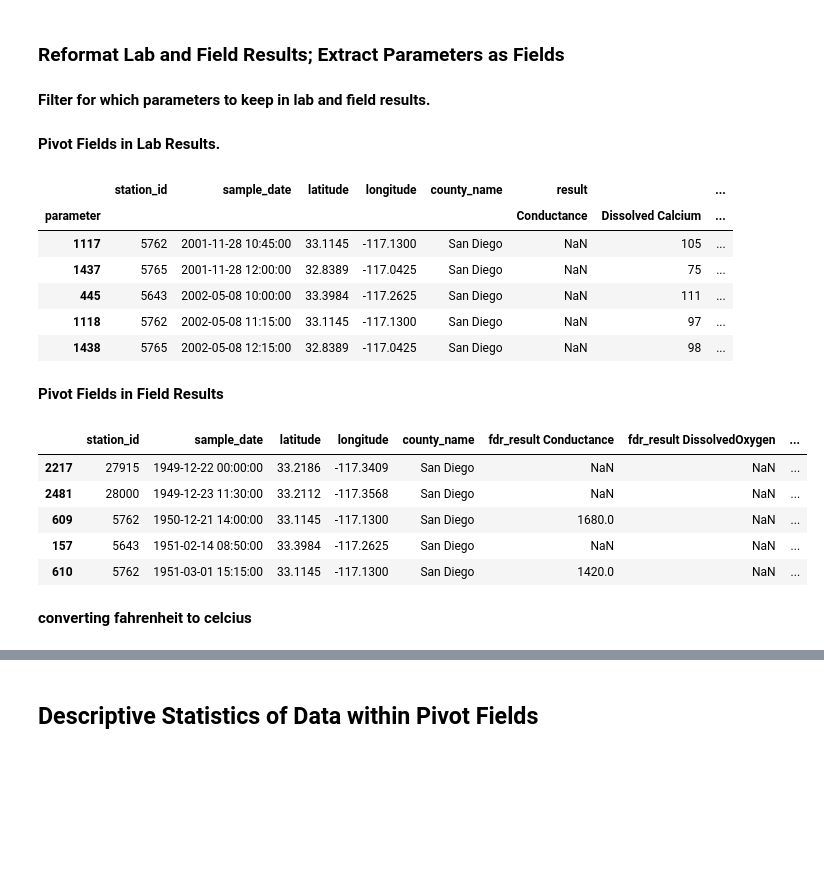
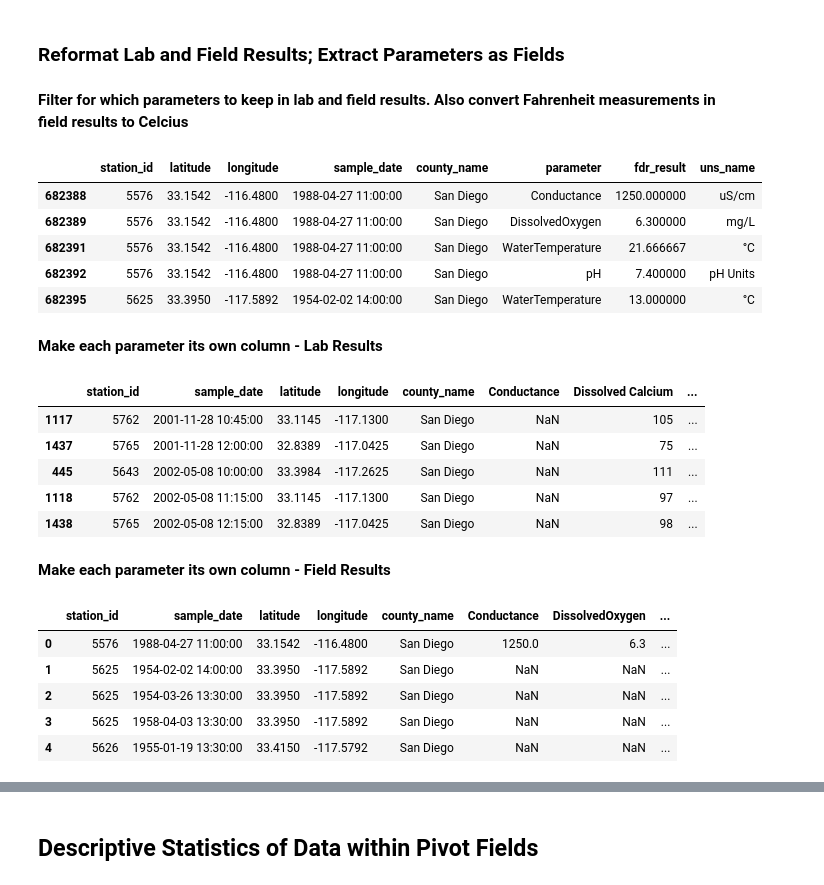
Before and after one commit to vickyvanderwagt/Identifying-Optimal-Location-for-San-Diego-Water-Treatment-Plant, a Jupyter notebook: ADS508-Updated Code.ipynb, the cells around one changed output, grey strips where cells are left out. Saved outputs shown, nothing was run; the diff lists cells and outputs as text; code cells hidden in the pictures; blank space fills up the shorter version.

```diff
--- a/ADS508-Updated Code.ipynb
+++ b/ADS508-Updated Code.ipynb
@@ -889,7 +883,7 @@ print(lr_sanDiego_df.head())
 # %% [markdown]
 ### Reformat Lab and Field Results; Extract Parameters as Fields
 # %% [markdown]
-**Filter for which parameters to keep in lab and field results.**
+**Filter for which parameters to keep in lab and field results. Also convert Fahrenheit measurements in field results to Celcius**
 # %%
 #filter num. How many parameters do we want to evaluate? Probably 10.
 
@@ -898,45 +892,87 @@ fr_filter = ['WaterTemperature','pH','DissolvedOxygen','SpecificConductance','Co
 
 lr_sanDiego_df_filtered = lr_sanDiego_df[lr_sanDiego_df['parameter'].isin(lr_filter)]
 fr_sanDiego_df_filtered = fr_sanDiego_df[fr_sanDiego_df['parameter'].isin(fr_filter)]
+
+
+# Convert 'fdr_result WaterTemperature' from Fahrenheit to Celsius if 'uns_name WaterTemperature' is '°F'
+fahrenheit_mask = fr_sanDiego_df_filtered['uns_name'] == '°F'
+fr_sanDiego_df_filtered.loc[fahrenheit_mask, 'fdr_result'] = (
+    (fr_sanDiego_df_filtered.loc[fahrenheit_mask, 'fdr_result'] - 32) * 5/9
+)
+
+# Change 'uns_name WaterTemperature' to '°C' for rows where temperature is in Celsius
+fr_sanDiego_df_filtered.loc[fahrenheit_mask, 'uns_name'] = '°C'
+
+#sort columns by sample date.
+
+fr_sanDiego_df_filtered.head()
+
+
+fr_sanDiego_df_filtered.head()
+# %% [output]
+|  | station_id | latitude | longitude | sample_date | county_name | parameter | fdr_result | uns_name |
+| 682388 | 5576 | 33.1542 | -116.4800 | 1988-04-27 11:00:00 | San Diego | Conductance | 1250.000000 | uS/cm |
+| 682389 | 5576 | 33.1542 | -116.4800 | 1988-04-27 11:00:00 | San Diego | DissolvedOxygen | 6.300000 | mg/L |
+| 682391 | 5576 | 33.1542 | -116.4800 | 1988-04-27 11:00:00 | San Diego | WaterTemperature | 21.666667 | °C |
+| 682392 | 5576 | 33.1542 | -116.4800 | 1988-04-27 11:00:00 | San Diego | pH | 7.400000 | pH Units |
+| 682395 | 5625 | 33.3950 | -117.5892 | 1954-02-02 14:00:00 | San Diego | WaterTemperature | 13.000000 | °C |
 # %% [markdown]
-**Pivot Fields in Lab Results.**
+**Make each parameter its own column - Lab Results**
 # %%
-pivot_lr_sd = lr_sanDiego_df_filtered.pivot_table(index=['station_id', 'sample_date', 'latitude', 'longitude', 'county_name'],
+pivot_lr_sd_with_units = lr_sanDiego_df_filtered.pivot_table(index=['station_id', 'sample_date', 'latitude', 'longitude', 'county_name'],
                                                  columns='parameter',
                                                  values=['result', 'units'],
                                                  aggfunc={'result': 'first', 'units': 'first'}).reset_index()
+
+
+pivot_lr_sd= lr_sanDiego_df_filtered.pivot_table(index=['station_id', 'sample_date', 'latitude', 'longitude', 'county_name'],
+                                                 columns='parameter',
+                                                 values=['result'],
+                                                 aggfunc={'result': 'first'}).reset_index()
+
+
+#make header in same row
+pivot_lr_sd.columns = [' '.join(col).strip() for col in pivot_lr_sd.columns.values]
+
+#remove result string from column headers
+pivot_lr_sd.columns = [col.replace('result ', '') for col in pivot_lr_sd.columns]
+
+
 pivot_lr_sd = pivot_lr_sd.sort_values(by='sample_date')
 
-
 pivot_lr_sd.tail()
 # %% [output]
-|  | station_id | sample_date | latitude | longitude | county_name | result |  | ... |
-| parameter |  |  |  |  |  | Conductance | Dissolved Calcium | ... |
+|  | station_id | sample_date | latitude | longitude | county_name | Conductance | Dissolved Calcium | ... |
 | 1117 | 5762 | 2001-11-28 10:45:00 | 33.1145 | -117.1300 | San Diego | NaN | 105 | ... |
 | 1437 | 5765 | 2001-11-28 12:00:00 | 32.8389 | -117.0425 | San Diego | NaN | 75 | ... |
 | 445 | 5643 | 2002-05-08 10:00:00 | 33.3984 | -117.2625 | San Diego | NaN | 111 | ... |
 | 1118 | 5762 | 2002-05-08 11:15:00 | 33.1145 | -117.1300 | San Diego | NaN | 97 | ... |
 | 1438 | 5765 | 2002-05-08 12:15:00 | 32.8389 | -117.0425 | San Diego | NaN | 98 | ... |
 # %% [markdown]
-**Pivot Fields in Field Results**
+**Make each parameter its own column - Field Results**
 # %%
-pivot_fr_sd = fr_sanDiego_df_filtered.pivot_table(index=['station_id', 'sample_date', 'latitude', 'longitude', 'county_name'],
+pivot_fr_sd_with_units = fr_sanDiego_df_filtered.pivot_table(index=['station_id', 'sample_date', 'latitude', 'longitude', 'county_name'],
                                          columns='parameter',
                                          values=['fdr_result', 'uns_name'],
                                          aggfunc={'fdr_result': 'first', 'uns_name': 'first'}).reset_index()
 
+pivot_fr_sd = fr_sanDiego_df_filtered.pivot_table(index=['station_id', 'sample_date', 'latitude', 'longitude', 'county_name'],
+                                         columns='parameter',
+                                         values=['fdr_result'],
+                                         aggfunc={'fdr_result': 'first'}).reset_index()
+
 # Remove the name of the index column
 pivot_fr_sd.columns = [' '.join(col).strip() for col in pivot_fr_sd.columns.values]
-pivot_fr_sd = pivot_fr_sd.sort_values(by='sample_date')
 
+pivot_fr_sd.columns = [col.replace('fdr_result ', '') for col in pivot_fr_sd.columns]
+
+#pivot_fr_sd = pivot_fr_sd.sort_values(by='sample_date')
 
 pivot_fr_sd.head()
 # %% [output]
-|  | station_id | sample_date | latitude | longitude | county_name | fdr_result Conductance | fdr_result DissolvedOxygen | ... |
-| 2217 | 27915 | 1949-12-22 00:00:00 | 33.2186 | -117.3409 | San Diego | NaN | NaN | ... |
-| 2481 | 28000 | 1949-12-23 11:30:00 | 33.2112 | -117.3568 | San Diego | NaN | NaN | ... |
-| 609 | 5762 | 1950-12-21 14:00:00 | 33.1145 | -117.1300 | San Diego | 1680.0 | NaN | ... |
-| 157 | 5643 | 1951-02-14 08:50:00 | 33.3984 | -117.2625 | San Diego | NaN | NaN | ... |
-| 610 | 5762 | 1951-03-01 15:15:00 | 33.1145 | -117.1300 | San Diego | 1420.0 | NaN | ... |
+|  | station_id | sample_date | latitude | longitude | county_name | Conductance | DissolvedOxygen | ... |
+| 0 | 5576 | 1988-04-27 11:00:00 | 33.1542 | -116.4800 | San Diego | 1250.0 | 6.3 | ... |
+| 1 | 5625 | 1954-02-02 14:00:00 | 33.3950 | -117.5892 | San Diego | NaN | NaN | ... |
+| 2 | 5625 | 1954-03-26 13:30:00 | 33.3950 | -117.5892 | San Diego | NaN | NaN | ... |
+| 3 | 5625 | 1958-04-03 13:30:00 | 33.3950 | -117.5892 | San Diego | NaN | NaN | ... |
+| 4 | 5626 | 1955-01-19 13:30:00 | 33.4150 | -117.5792 | San Diego | NaN | NaN | ... |
-# %% [markdown]
-**converting fahrenheit to celcius**
```
Also changed, not shown: parts of 8 cells of this notebook.
